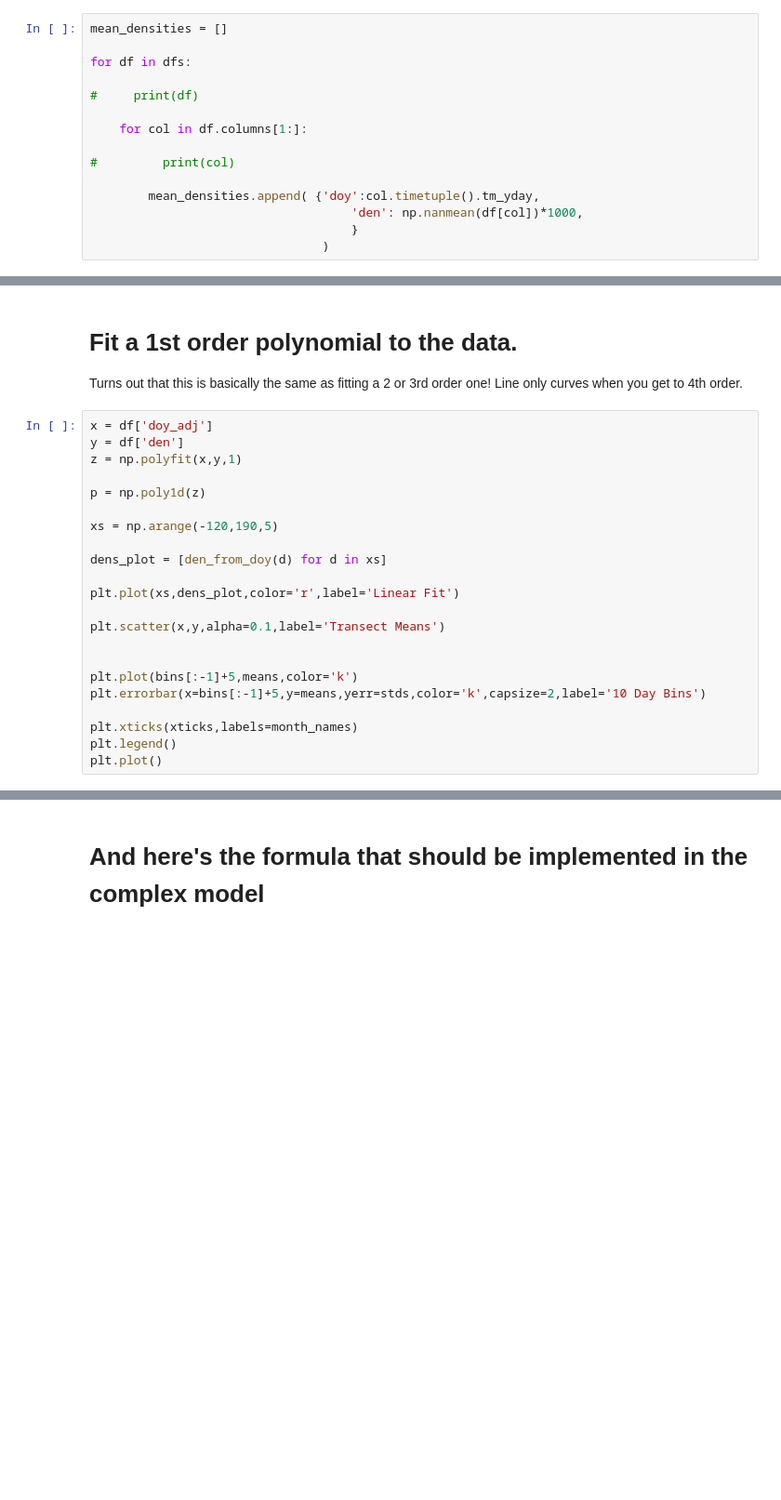
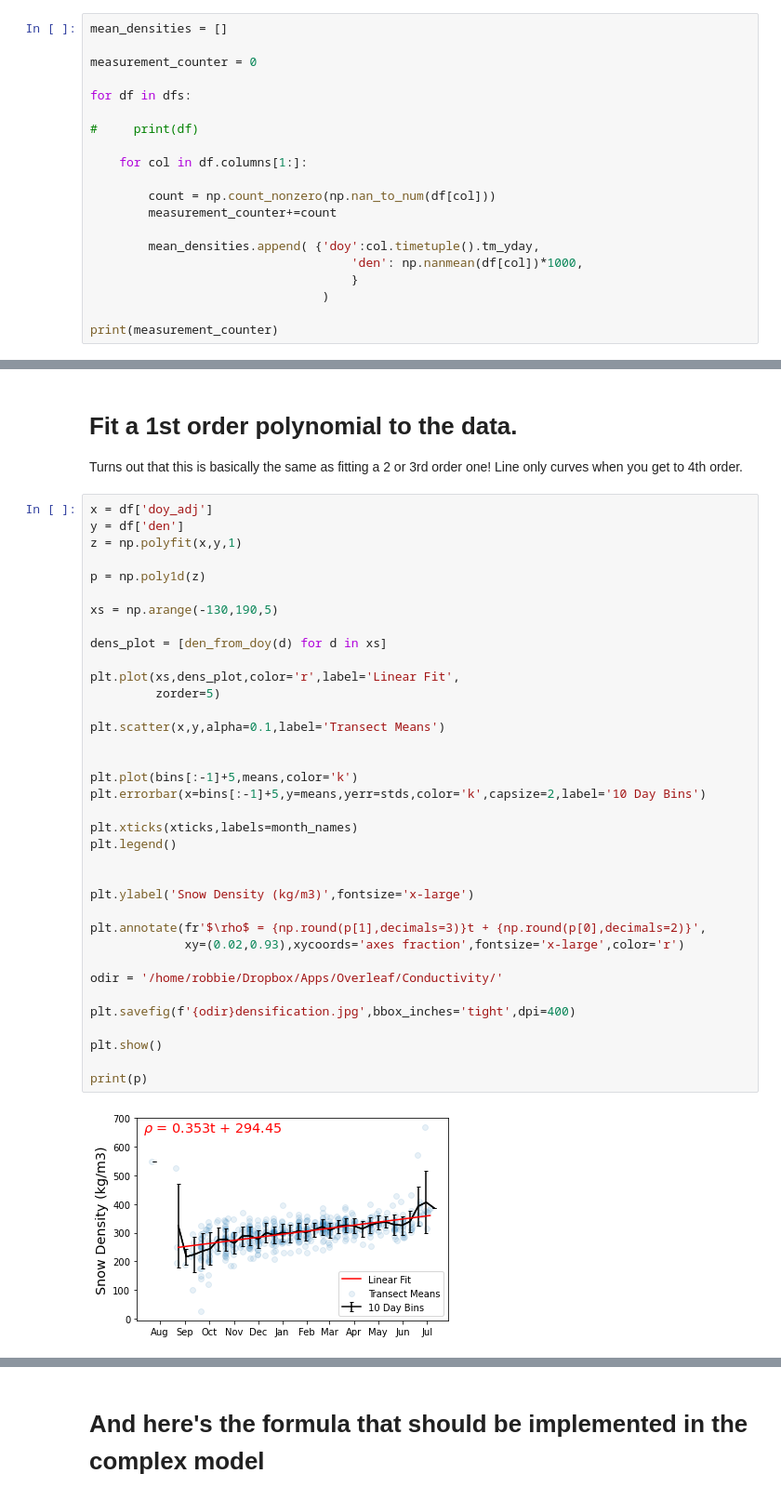
Before and after one commit to robbiemallett/snow_conductivity, a Jupyter notebook: notebooks/Density_evolution.ipynb, the cells around one changed output, grey strips where cells are left out. Shown: that part at 93% size. Drawn from its saved outputs; the diff is of its cells as text; blank space fills up the shorter version.

```diff
--- a/notebooks/Density_evolution.ipynb
+++ b/notebooks/Density_evolution.ipynb
@@ -23,5 +42,7 @@ for sn in sns:
 # %%
 mean_densities = []
+
+measurement_counter = 0
 
 for df in dfs:
 
@@ -29,9 +50,12 @@ for df in dfs:
 
     for col in df.columns[1:]:
 
-#         print(col)
+        count = np.count_nonzero(np.nan_to_num(df[col]))
+        measurement_counter+=count
 
         mean_densities.append( {'doy':col.timetuple().tm_yday,
                                     'den': np.nanmean(df[col])*1000,
                                     }
                                 )
+
+print(measurement_counter)
@@ -118,23 +168,38 @@ Turns out that this is basically the same as fitting a 2 or 3rd order one! Line
 # %%
 x = df['doy_adj']
 y = df['den']
 z = np.polyfit(x,y,1)
 
 p = np.poly1d(z)
 
-xs = np.arange(-120,190,5)
+xs = np.arange(-130,190,5)
 
 dens_plot = [den_from_doy(d) for d in xs]
 
-plt.plot(xs,dens_plot,color='r',label='Linear Fit')
+plt.plot(xs,dens_plot,color='r',label='Linear Fit',
+         zorder=5)
 
 plt.scatter(x,y,alpha=0.1,label='Transect Means')
 
 
 plt.plot(bins[:-1]+5,means,color='k')
 plt.errorbar(x=bins[:-1]+5,y=means,yerr=stds,color='k',capsize=2,label='10 Day Bins')
 
 plt.xticks(xticks,labels=month_names)
 plt.legend()
-plt.plot()
+
+
+plt.ylabel('Snow Density (kg/m3)',fontsize='x-large')
+
+plt.annotate(fr'$\rho$ = {np.round(p[1],decimals=3)}t + {np.round(p[0],decimals=2)}',
+             xy=(0.02,0.93),xycoords='axes fraction',fontsize='x-large',color='r')
+
+odir = '/home/robbie/Dropbox/Apps/Overleaf/Conductivity/'
+
+plt.savefig(f'{odir}densification.jpg',bbox_inches='tight',dpi=400)
+
+plt.show()
+
+print(p)
 # %% [output]
+[figure, new version]
```
Also changed, not shown: parts of 7 cells of this notebook.
